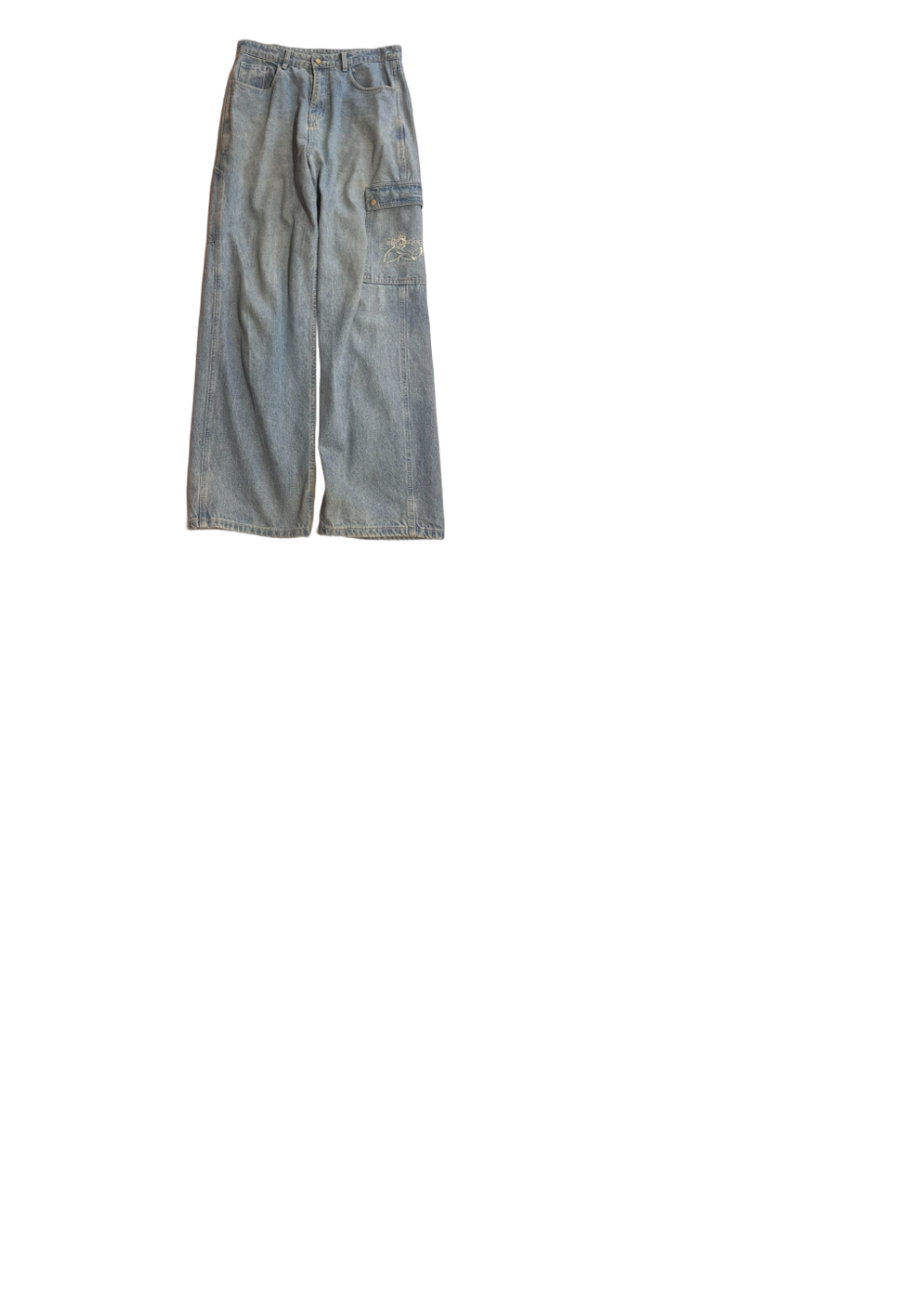
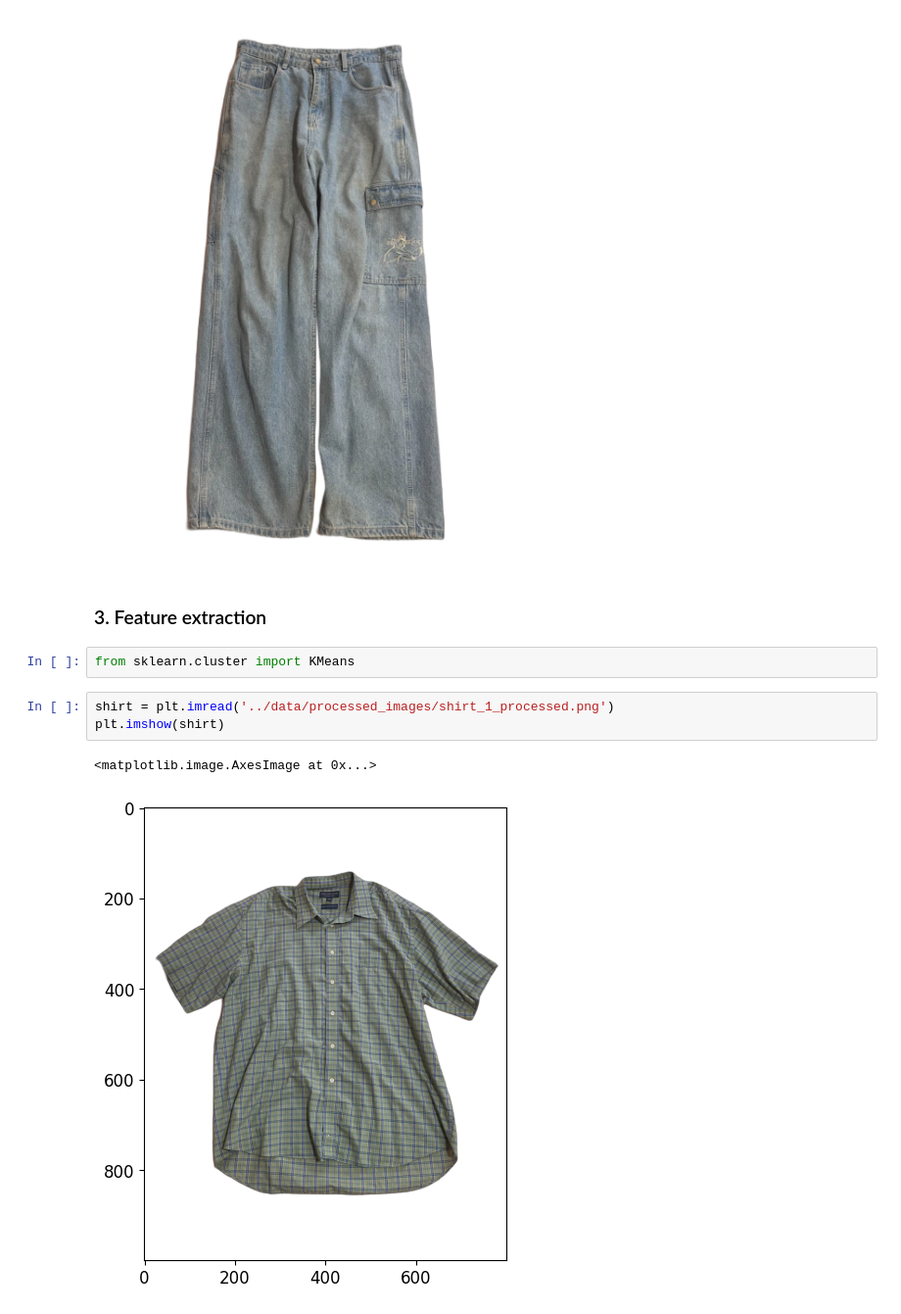
Before and after one commit to danielc088/threaded, a Jupyter notebook: notebooks/dev_notebook.ipynb, the cells around one changed output. Shown at 98% size. Saved outputs shown, nothing was run; the diff lists cells and outputs as text; blank space fills up the shorter version.

Commit message:
feat: shadow removing / make colours brighter in preprocessing. started colour extractiong using kmeans

```diff
--- a/notebooks/dev_notebook.ipynb
+++ b/notebooks/dev_notebook.ipynb
@@ -131,3 +131,13 @@ plt.show()
 # %% [output]
 [figure]
 [figure]
+# %% [markdown]
+### 3. Feature extraction
+# %%
+from sklearn.cluster import KMeans
+# %%
+shirt = plt.imread('../data/processed_images/shirt_1_processed.png')
+plt.imshow(shirt)
+# %% [output]
+<matplotlib.image.AxesImage at 0x...>
+[figure, added]
```
Also changed, not shown: parts of 7 cells of this notebook, 33 other files.
